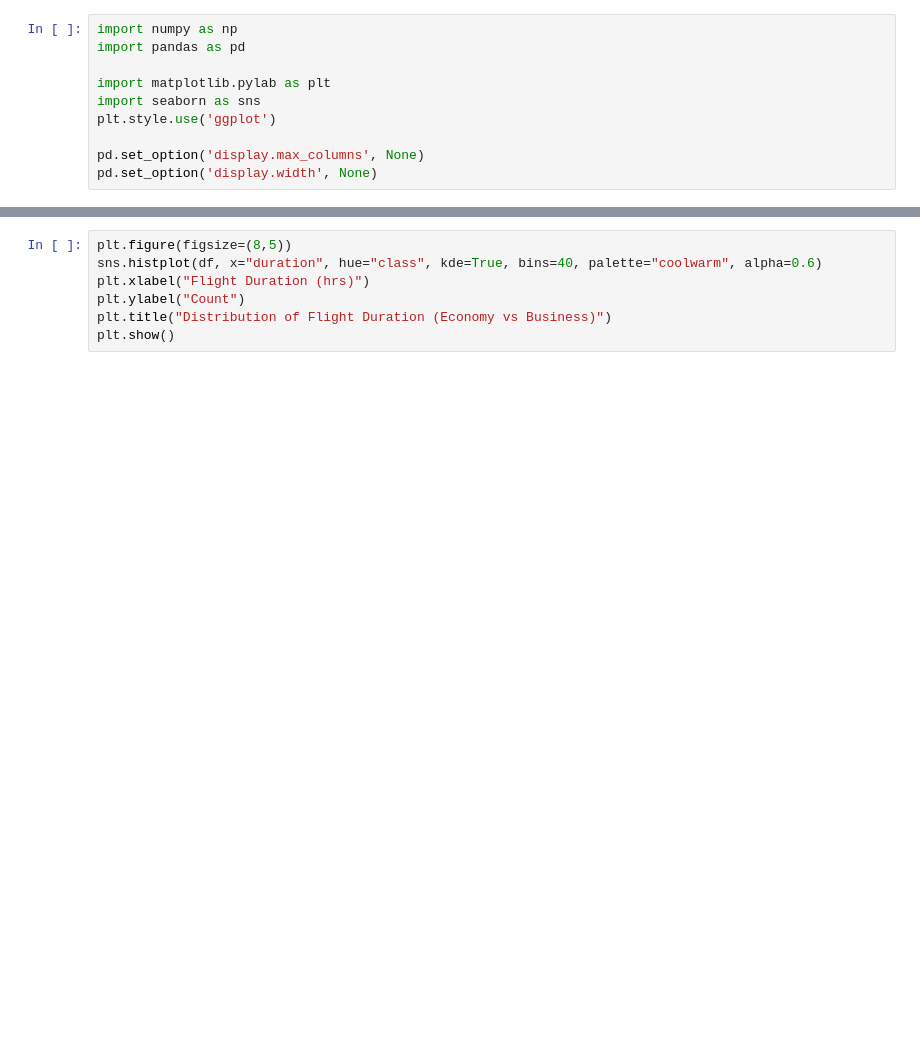
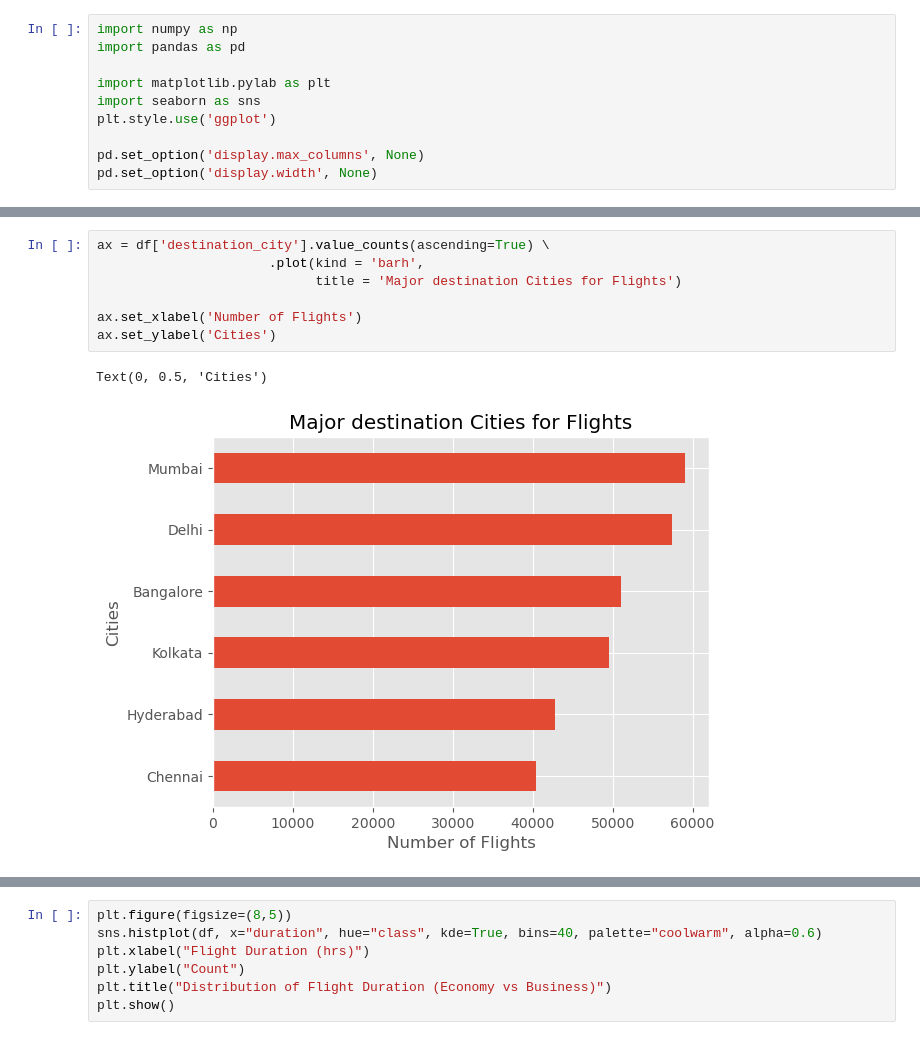
Before and after one commit to vatsal-afk/automobile-eda, a Jupyter notebook: notebooks/univariate_analysis.ipynb, the cells around one changed output, grey strips where cells are left out. Saved outputs shown, nothing was run; the diff lists cells and outputs as text; blank space fills up the shorter version.

```diff
--- a/notebooks/univariate_analysis.ipynb
+++ b/notebooks/univariate_analysis.ipynb
@@ -30,0 +57,10 @@ df
+# %%
+ax = df['destination_city'].value_counts(ascending=True) \
+                      .plot(kind = 'barh',
+                            title = 'Major destination Cities for Flights')
+
+ax.set_xlabel('Number of Flights')
+ax.set_ylabel('Cities')
+# %% [output]
+Text(0, 0.5, 'Cities')
+[figure, added]
```
Also changed, not shown: parts of 8 cells of this notebook.
